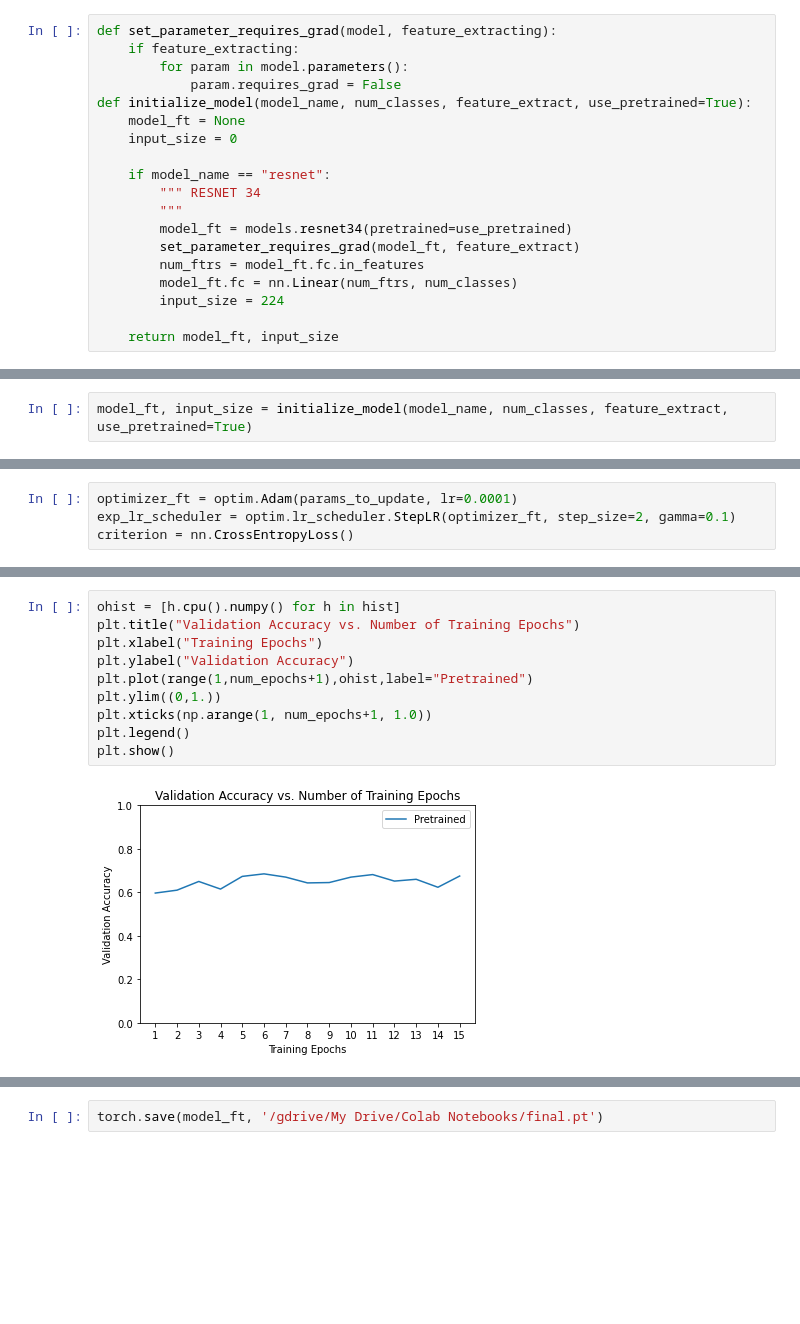
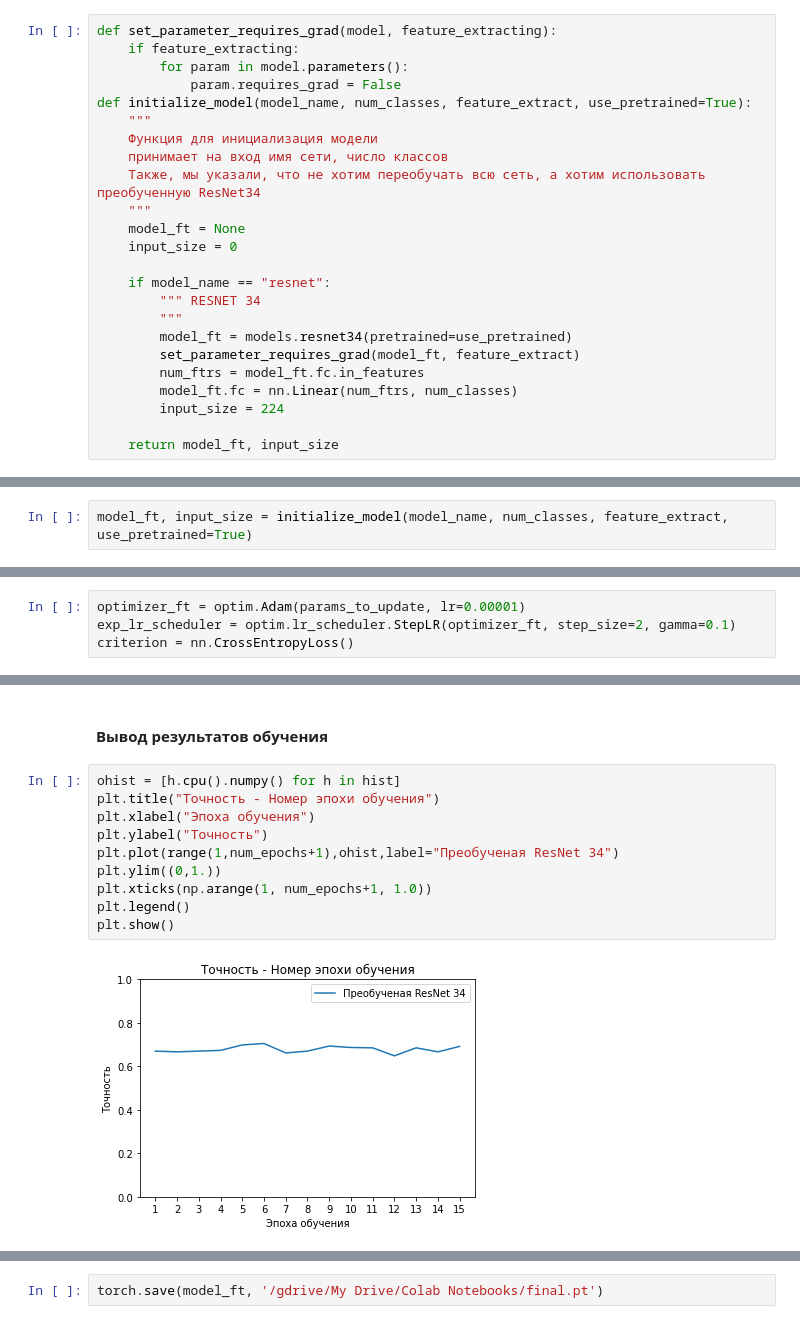
Before and after one commit to MSTarakanov/CNN_genre_classification, a Jupyter notebook: CNN_PyTorch.ipynb, the cells around one changed output, grey strips where cells are left out. Saved outputs shown, nothing was run; the diff lists cells and outputs as text; blank space fills up the shorter version.

```diff
--- a/CNN_PyTorch.ipynb
+++ b/CNN_PyTorch.ipynb
@@ -135,6 +141,11 @@ def set_parameter_requires_grad(model, feature_extracting):
         for param in model.parameters():
             param.requires_grad = False
 def initialize_model(model_name, num_classes, feature_extract, use_pretrained=True):
+    """
+    Функция для инициализация модели
+    принимает на вход имя сети, число классов
+    Также, мы указали, что не хотим переобучать всю сеть, а хотим использовать преобученную ResNet34
+    """
     model_ft = None
     input_size = 0
 
@@ -205,4 +228,4 @@ Params to learn:
 # %%
-optimizer_ft = optim.Adam(params_to_update, lr=0.0001)
+optimizer_ft = optim.Adam(params_to_update, lr=0.00001)
 exp_lr_scheduler = optim.lr_scheduler.StepLR(optimizer_ft, step_size=2, gamma=0.1)
 criterion = nn.CrossEntropyLoss()
@@ -231,12 +256,14 @@ Best val Acc: 0.718333
+# %% [markdown]
+#### Вывод результатов обучения
 # %%
 ohist = [h.cpu().numpy() for h in hist]
-plt.title("Validation Accuracy vs. Number of Training Epochs")
-plt.xlabel("Training Epochs")
-plt.ylabel("Validation Accuracy")
-plt.plot(range(1,num_epochs+1),ohist,label="Pretrained")
+plt.title("Точность - Номер эпохи обучения")
+plt.xlabel("Эпоха обучения")
+plt.ylabel("Точность")
+plt.plot(range(1,num_epochs+1),ohist,label="Преобученая ResNet 34")
 plt.ylim((0,1.))
 plt.xticks(np.arange(1, num_epochs+1, 1.0))
 plt.legend()
 plt.show()
 # %% [output]
-[figure, old version]
+[figure, new version]
```
Also changed, not shown: parts of 22 cells of this notebook.
